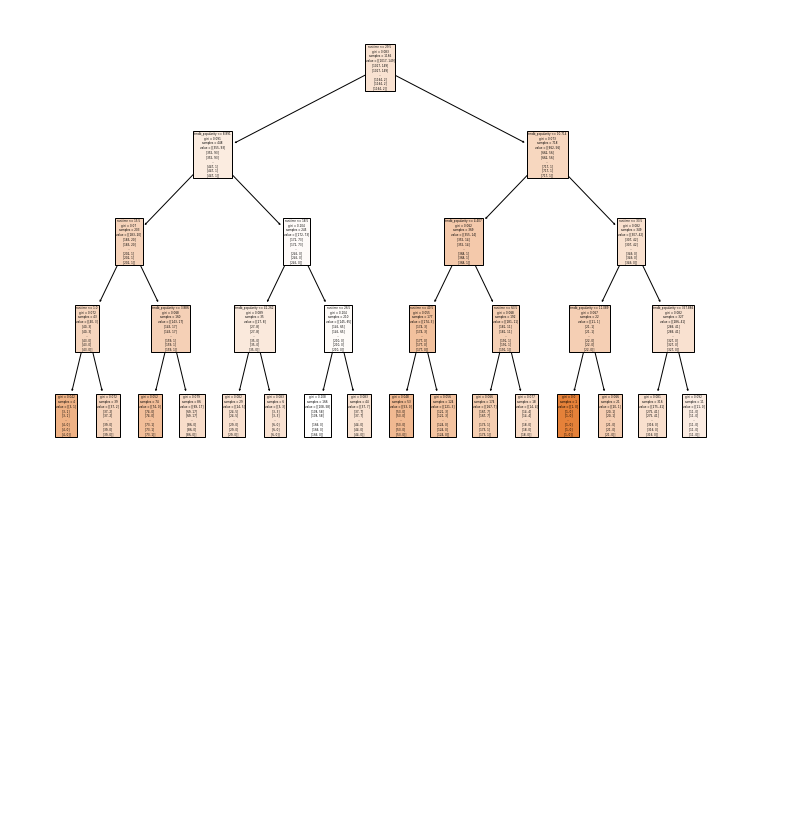
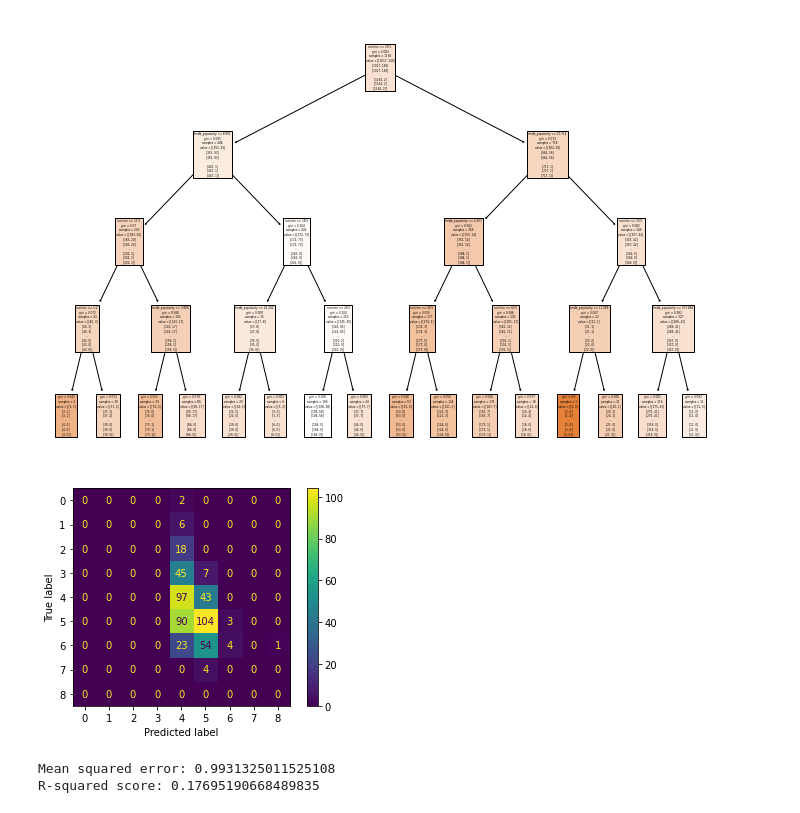
Before and after one commit to christianrhodes18/Netflix-Motivations, a Jupyter notebook: classTree.ipynb, the cells around one changed output. Cells and saved outputs as stored; diff of their text form; code cells hidden in the pictures; blank space fills up the shorter version.

Commit message:
confusion Matrix

```diff
--- a/classTree.ipynb
+++ b/classTree.ipynb
@@ -91,3 +92,27 @@ plot_tree(tree, feature_names=X.columns, class_names=list(genres.columns), fille
 plt.show()
 # %% [output]
 [figure]
+# %%
+X = df[['runtime', 'release_year', 'imdb_votes','tmdb_popularity','seasons']]
+y = df['imdb_score']
+
+X_train, X_test, y_train, y_test = train_test_split(X, y, test_size=0.3, random_state=42)
+
+model = LinearRegression()
+
+model.fit(X_train, y_train)
+
+y_pred = model.predict(X_test)
+
+mse = mean_squared_error(y_test, y_pred)
+r2 = r2_score(y_test, y_pred)
+display = confusion_matrix(y_test.astype(int), y_pred.astype(int))
+disp=ConfusionMatrixDisplay(display)
+disp.plot()
+plt.show()
+print(f"Mean squared error: {mse}")
+print(f"R-squared score: {r2}")
+# %% [output]
+[figure, added]
+Mean squared error: 0.9931325011525108
+R-squared score: 0.17695190668489835
```
Also changed, not shown: parts of 1 cell of this notebook.
